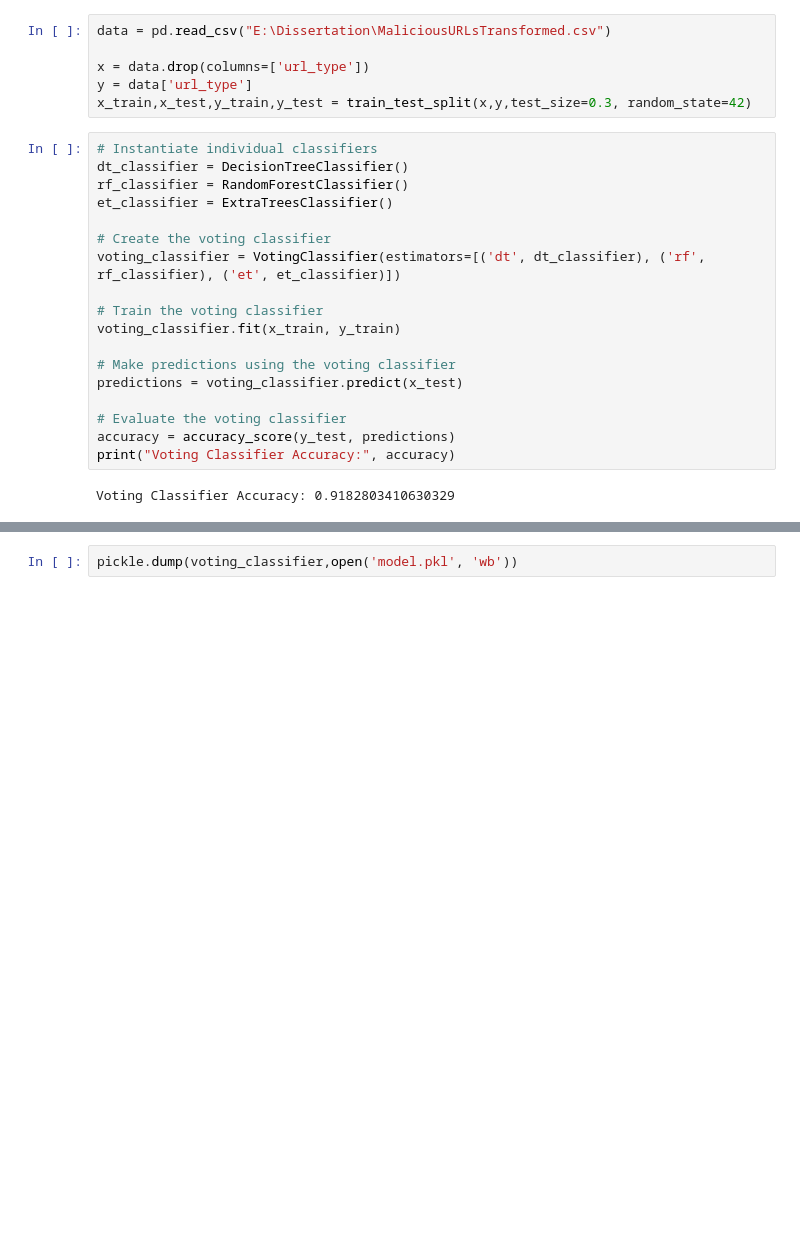
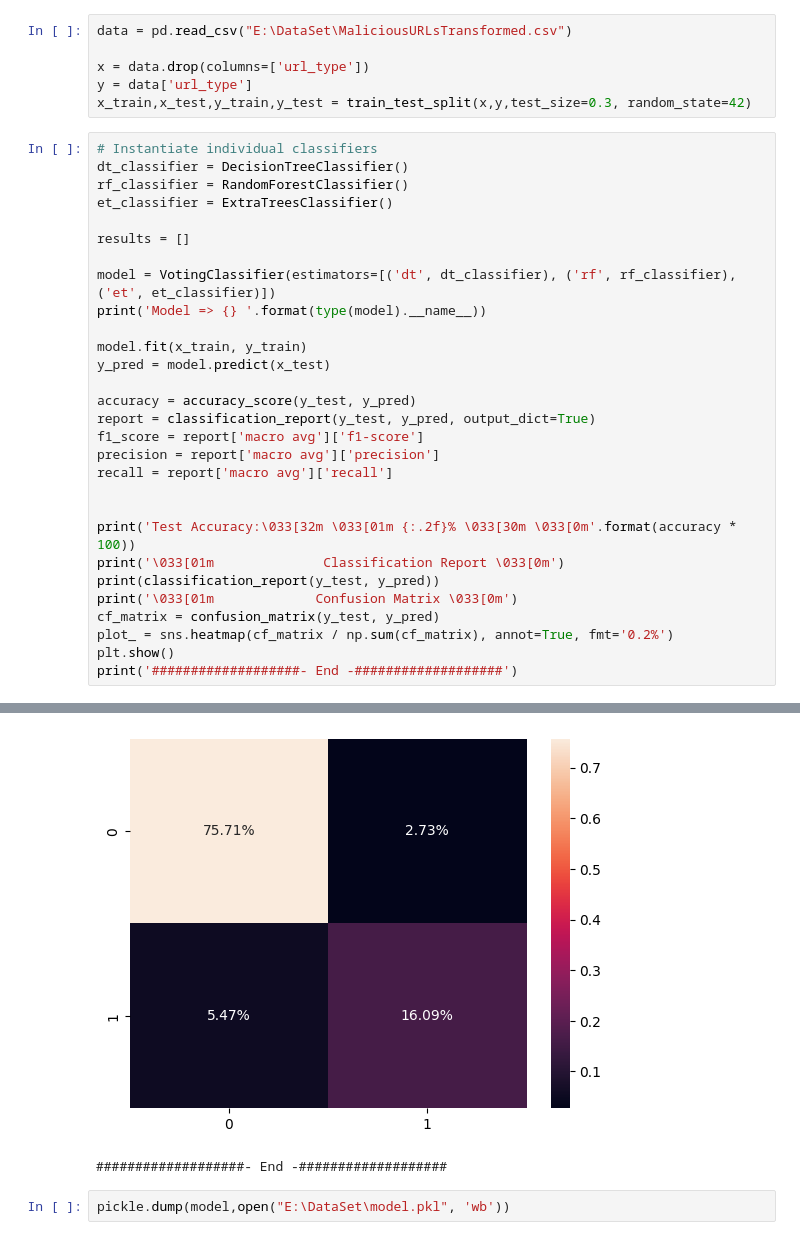
Before and after one commit to me-hem/Malicious-URL-detection, a Jupyter notebook: Detection/model.ipynb, the cells around one changed output, grey strips where cells are left out. Drawn from its saved outputs; the diff is of its cells as text; blank space fills up the shorter version.

```diff
--- a/Detection/model.ipynb
+++ b/Detection/model.ipynb
@@ -15,26 +17,36 @@ from sklearn.metrics import confusion_matrix, classification_report, accuracy_sc
 # %%
-data = pd.read_csv("E:\Dissertation\MaliciousURLsTransformed.csv")
+data = pd.read_csv("E:\DataSet\MaliciousURLsTransformed.csv")
 
 x = data.drop(columns=['url_type'])
 y = data['url_type']
 x_train,x_test,y_train,y_test = train_test_split(x,y,test_size=0.3, random_state=42)
-# %%
-# Instantiate individual classifiers
-dt_classifier = DecisionTreeClassifier()
-rf_classifier = RandomForestClassifier()
-et_classifier = ExtraTreesClassifier()
-
-# Create the voting classifier
-voting_classifier = VotingClassifier(estimators=[('dt', dt_classifier), ('rf', rf_classifier), ('et', et_classifier)])
-
-# Train the voting classifier
-voting_classifier.fit(x_train, y_train)
-
-# Make predictions using the voting classifier
-predictions = voting_classifier.predict(x_test)
-
-# Evaluate the voting classifier
-accuracy = accuracy_score(y_test, predictions)
-print("Voting Classifier Accuracy:", accuracy)
-# %% [output]
-Voting Classifier Accuracy: 0.9182803410630329
+# %%
+# Instantiate individual classifiers
+dt_classifier = DecisionTreeClassifier()
+rf_classifier = RandomForestClassifier()
+et_classifier = ExtraTreesClassifier()
+
+results = []
+
+model = VotingClassifier(estimators=[('dt', dt_classifier), ('rf', rf_classifier), ('et', et_classifier)])
+print('Model => {} '.format(type(model).__name__))
+
+model.fit(x_train, y_train)
+y_pred = model.predict(x_test)
+
+accuracy = accuracy_score(y_test, y_pred)
+report = classification_report(y_test, y_pred, output_dict=True)
+f1_score = report['macro avg']['f1-score']
+precision = report['macro avg']['precision']
+recall = report['macro avg']['recall']
+
+
+print('Test Accuracy:\033[32m \033[01m {:.2f}% \033[30m \033[0m'.format(accuracy * 100))
+print('\033[01m              Classification Report \033[0m')
+print(classification_report(y_test, y_pred))
+print('\033[01m             Confusion Matrix \033[0m')
+cf_matrix = confusion_matrix(y_test, y_pred)
+plot_ = sns.heatmap(cf_matrix / np.sum(cf_matrix), annot=True, fmt='0.2%')
+plt.show()
+print('###################- End -###################')
+# %% [output]
@@ -41,3 +66,5 @@ Voting Classifier Accuracy: 0.9182803410630329
+[figure, added]
+###################- End -###################
 # %%
-pickle.dump(voting_classifier,open('model.pkl', 'wb'))
+pickle.dump(model,open("E:\DataSet\model.pkl", 'wb'))
 # %%
```
Also changed, not shown: parts of 5 cells of this notebook, 3 other files.
